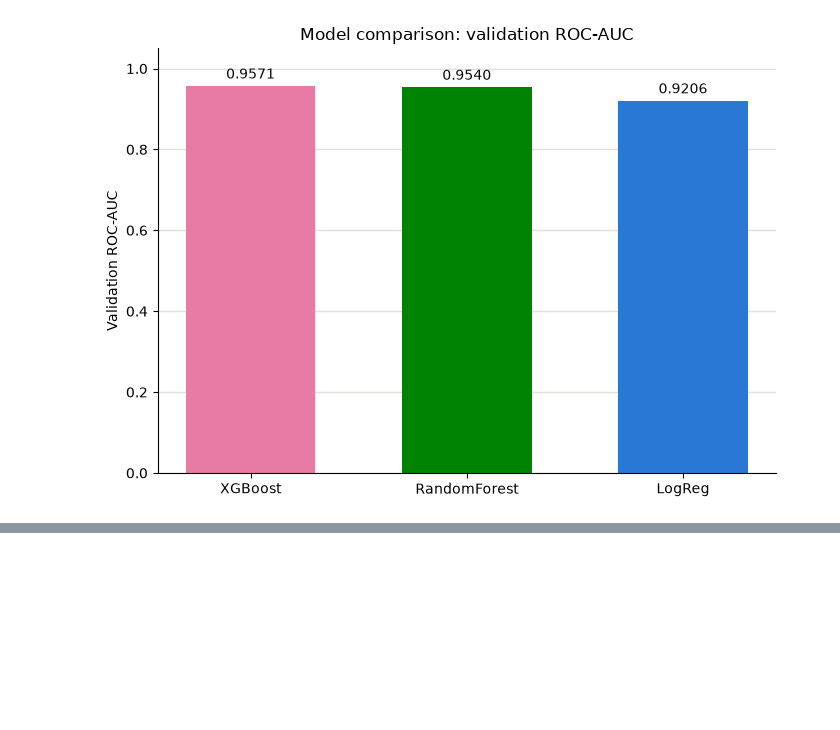
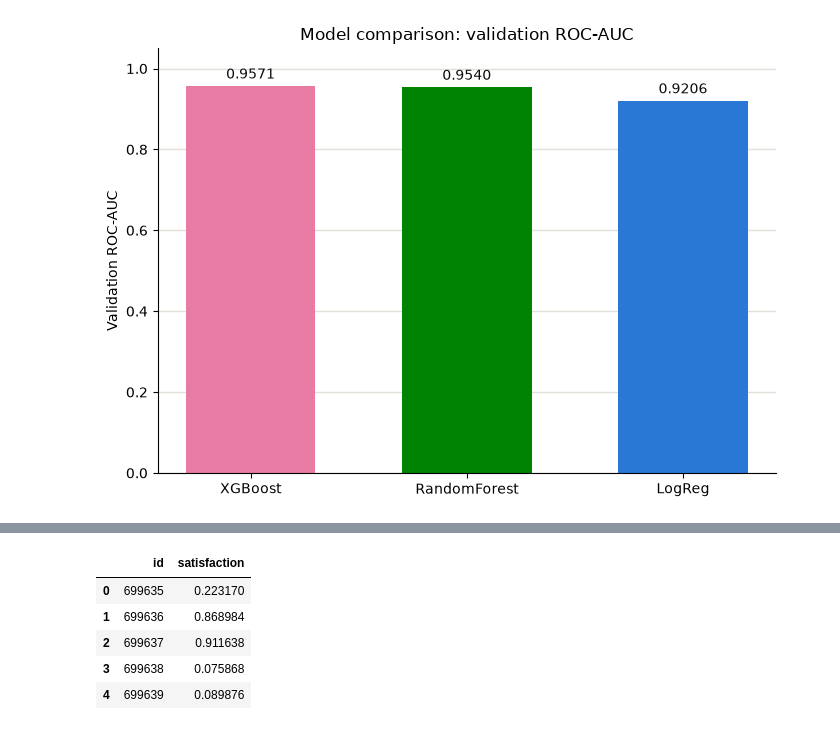
Before and after one commit to imgabrielas/Not-So-Small-ML, a Jupyter notebook: Airline Satisfaction/Airline_Satisfaction.ipynb, the cells around one changed output, grey strips where cells are left out. Saved outputs shown, nothing was run; the diff lists cells and outputs as text; code cells hidden in the pictures; blank space fills up the shorter version.

Commit message:
submission file

```diff
--- a/Airline Satisfaction/Airline_Satisfaction.ipynb
+++ b/Airline Satisfaction/Airline_Satisfaction.ipynb
@@ -383,0 +388,30 @@ plt.show()
+# %%
+final_xgb_pipeline = Pipeline(steps=[
+    ('preprocessor', preprocessor),
+    ('model', XGBClassifier(
+        n_estimators=200,
+        eval_metric='auc',
+        n_jobs=-1,
+        random_state=42,
+    )),
+])
+
+final_xgb_pipeline.fit(X, y)
+
+test_pred = final_xgb_pipeline.predict_proba(X_test)[:, 1]
+# %%
+submission = pd.DataFrame({
+    'id': test_df['id'],
+    'satisfaction': test_pred,
+})
+
+# submission.to_csv('/Users/gabrielaslomiany/PyCharmMiscProject/Small-ML/Airline Satisfaction/data/submission.csv', index=False)
+
+submission.head()
+# %% [output]
+|  | id | satisfaction |
+| 0 | 699635 | 0.223170 |
+| 1 | 699636 | 0.868984 |
+| 2 | 699637 | 0.911638 |
+| 3 | 699638 | 0.075868 |
+| 4 | 699639 | 0.089876 |
```
Also changed, not shown: parts of 1 cell of this notebook.
